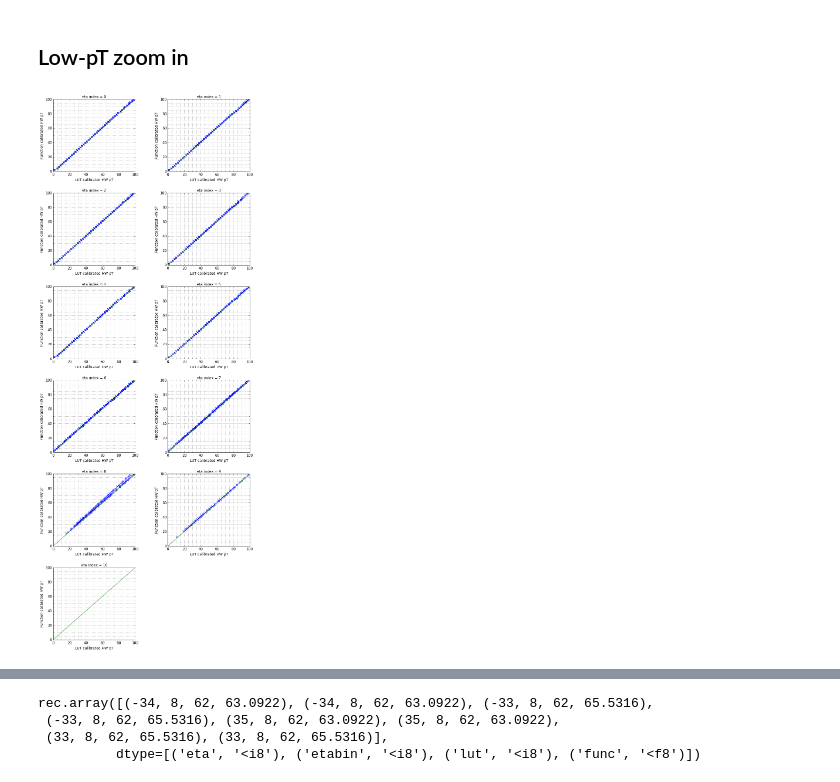
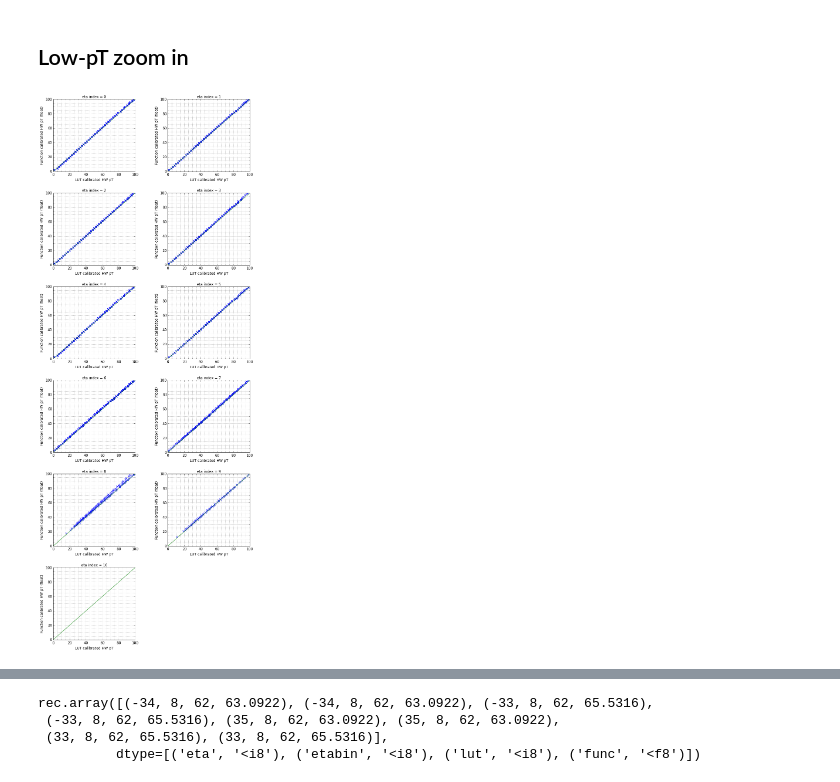
Before and after one commit to raggleton/L1JetEnergyCorrections, a Jupyter notebook: notebooks/JEC LUT vs function.ipynb, the cells around one changed output, grey strips where cells are left out. Cells and saved outputs as stored; diff of their text form; code cells hidden in the pictures.

```diff
--- a/notebooks/JEC LUT vs function.ipynb
+++ b/notebooks/JEC LUT vs function.ipynb
@@ -12,7 +12,7 @@ import matplotlib as mpl
 mpl.rcParams['figure.figsize'] = (12, 8)
 mpl.rcParams['font.size'] = 12
 # %%
-info = np.recfromcsv('jet_compare.txt')
+info = np.recfromcsv('jet_compare_int.txt')
 # %%
 info
 # %% [output]
@@ -90,7 +91,7 @@ for ind, ieta in enumerate(ieta_range):
     plt.ylim(0, limit)
     plt.plot([0,limit], [0,limit])
     plt.xlabel('LUT calibrated HW pT', fontsize=12)
-    plt.ylabel('Function calibrated HW pT', fontsize=12)
+    plt.ylabel('Function calibrated HW pT (float)', fontsize=12)
     plt.gca().set_title('eta index = %d' % ieta, fontsize=12)
     plt.grid(which='both')
     plt.minorticks_on()
@@ -102,29 +103,29 @@ plt.savefig('lut_vs_func.pdf')
 # %%
 from math import ceil
 
 ieta_range = range(0, 11)
 
 n_cols = 2
 nrows = ceil(1.*len(ieta_range)/n_cols)
 
 fig = plt.figure()
 fig.set_size_inches(6*n_cols, len(ieta_range) * 3 )
 fig.subplots_adjust(wspace=0.4, hspace=0.3)
 
 limit = 100
 
 for ind, ieta in enumerate(ieta_range):
     fig.add_subplot(nrows, 2, ind+1)
     mask = info.etabin == ieta
     plt.plot(info.lut[mask], info.func[mask], 'x')
     plt.xlim(0, limit)
     plt.ylim(0, limit)
     plt.plot([0,limit], [0,limit])
     plt.xlabel('LUT calibrated HW pT', fontsize=12)
-    plt.ylabel('Function calibrated HW pT', fontsize=12)
+    plt.ylabel('Function calibrated HW pT (float)', fontsize=12)
     plt.gca().set_title('eta index = %d' % ieta, fontsize=12)
     plt.grid(which='both')
     plt.minorticks_on()
 plt.savefig('lut_vs_func_zoom.pdf')
 # %% [output]
-[figure, old version]
+[figure, new version]
```
Also changed, not shown: parts of 24 cells of this notebook, 11 other files.
